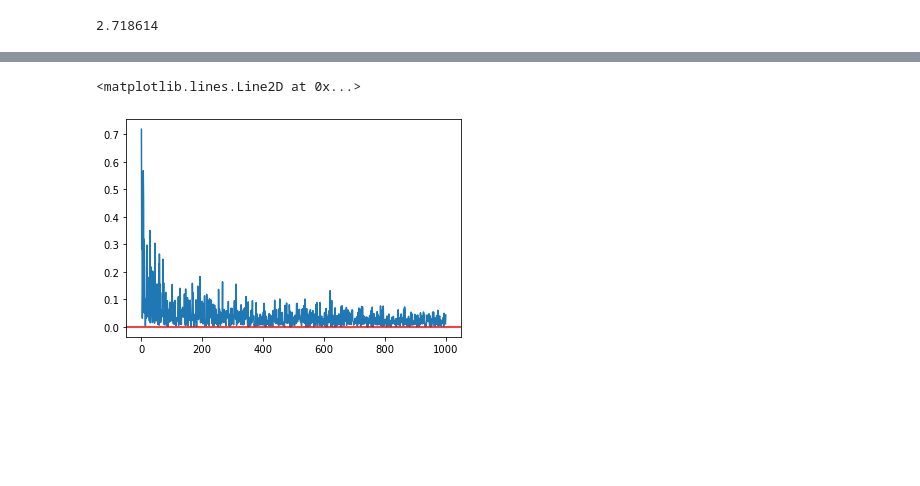
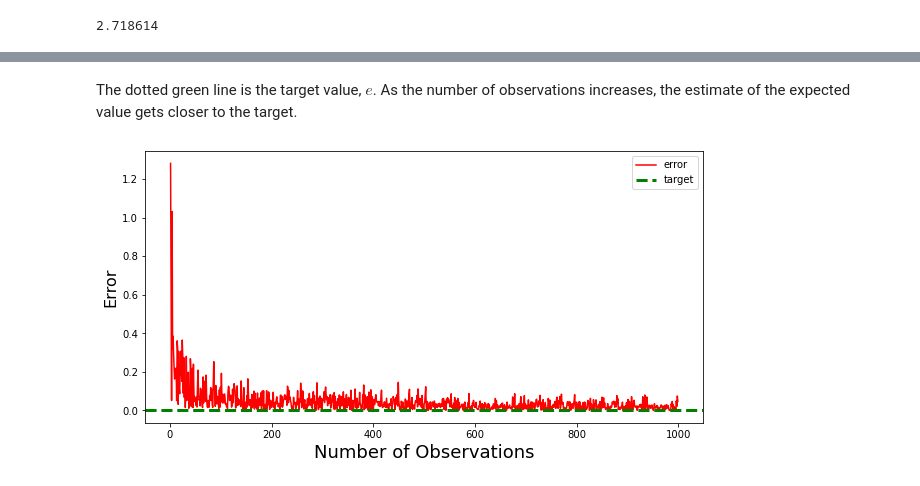
Before and after one commit to jacksonrgwalker/estimating-e, a Jupyter notebook: Estimating e.ipynb, the cells around one changed output, grey strips where cells are left out. Cells and saved outputs as stored; diff of their text form; code cells hidden in the pictures; blank space fills up the shorter version.

```diff
--- a/Estimating e.ipynb
+++ b/Estimating e.ipynb
@@ -74,6 +113,13 @@ plt.axhline(y=np.e, color='r', linestyle='-')
-# %%
-plt.plot(x, abs(np.array(y) - np.e))
-plt.axhline(y=0, color='r', linestyle='-')
-# %% [output]
-<matplotlib.lines.Line2D at 0x...>
-[figure, removed]
+# %% [markdown]
+The dotted green line is the target value, $e$. As the number of observations increases, the estimate of the expected value gets closer to the target.
+# %%
+error = abs(np.array(y) - np.e)
+
+plt.figure(figsize=(10, 5))
+plt.plot(x, error, label='error', color='red')
+plt.axhline(y=0, color='r', linestyle='--', label='target', c='green', linewidth=3)
+plt.legend()
+plt.xlabel('Number of Observations', fontsize=18)
+plt.ylabel('Error', fontsize=16);
+# %% [output]
+[figure, added]
```
Also changed, not shown: parts of 15 cells of this notebook, 5 other files.
